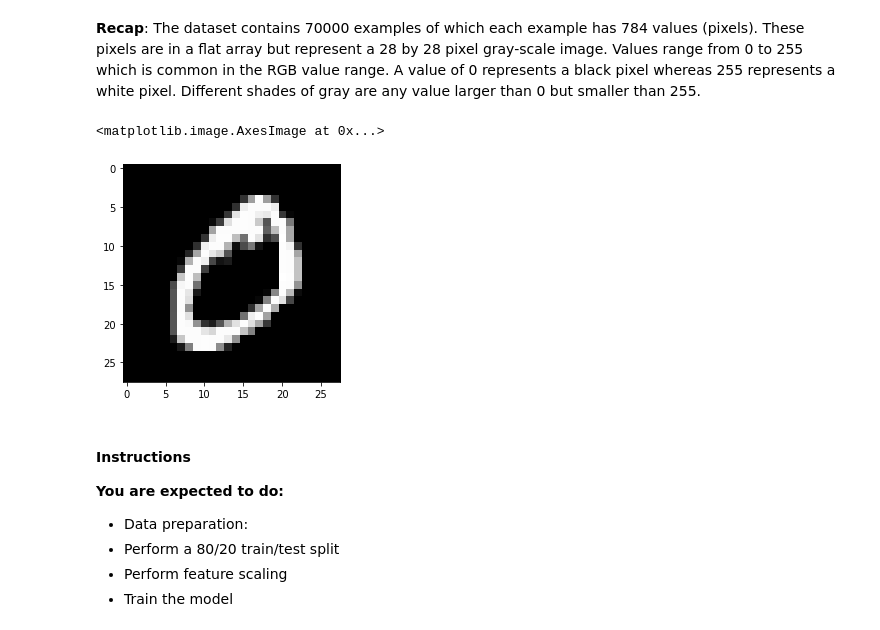
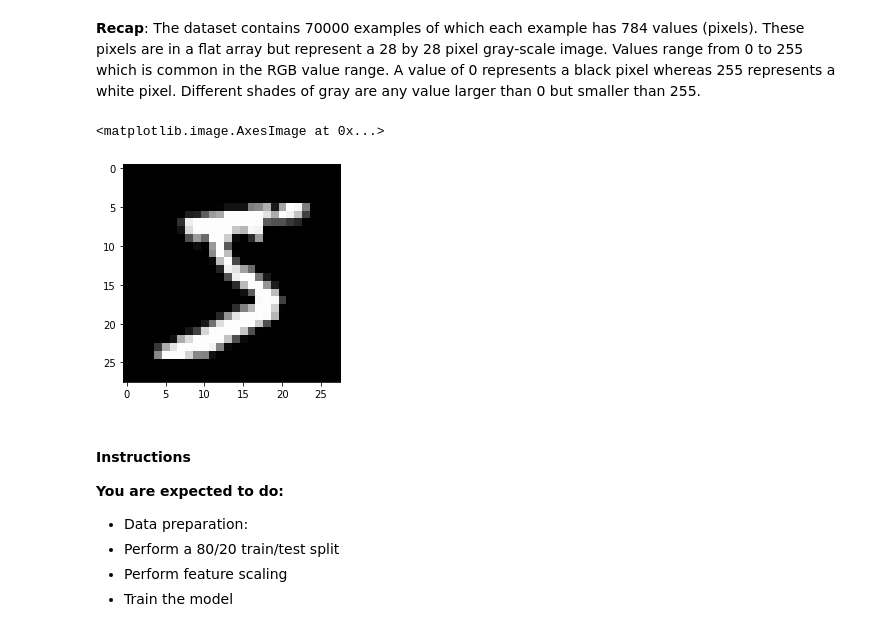
Before and after one commit to tomheyden/ATIT2-22, a Jupyter notebook: assignments/Assignment3_ATIT22.ipynb, the cells around one changed output. Cells and saved outputs as stored; diff of their text form; code cells hidden in the pictures.

```diff
--- a/assignments/Assignment3_ATIT22.ipynb
+++ b/assignments/Assignment3_ATIT22.ipynb
@@ -38,11 +38,11 @@ X, y = fetch_openml('mnist_784', version=1, return_X_y=True)
 **Recap**: The dataset contains 70000 examples of which each example has 784 values (pixels). These pixels are in a flat array but represent a 28 by 28 pixel gray-scale image. Values range from 0 to 255 which is common in the RGB value range. A value of 0 represents a black pixel whereas 255 represents a white pixel. Different shades of gray are any value larger than 0 but smaller than 255.
 # %%
 # if we want to plot a single example we need to reshape the array
-first_image = np.array(X[1:2], dtype='float').reshape((28, 28))
+first_image = np.array(X[0:1], dtype='float').reshape((28, 28))
 plt.imshow(first_image, cmap='gray')
 # %% [output]
 <matplotlib.image.AxesImage at 0x...>
-[figure, old version]
+[figure, new version]
 # %% [markdown]
 #### Instructions
 
```
Also changed, not shown: parts of 14 cells of this notebook.
